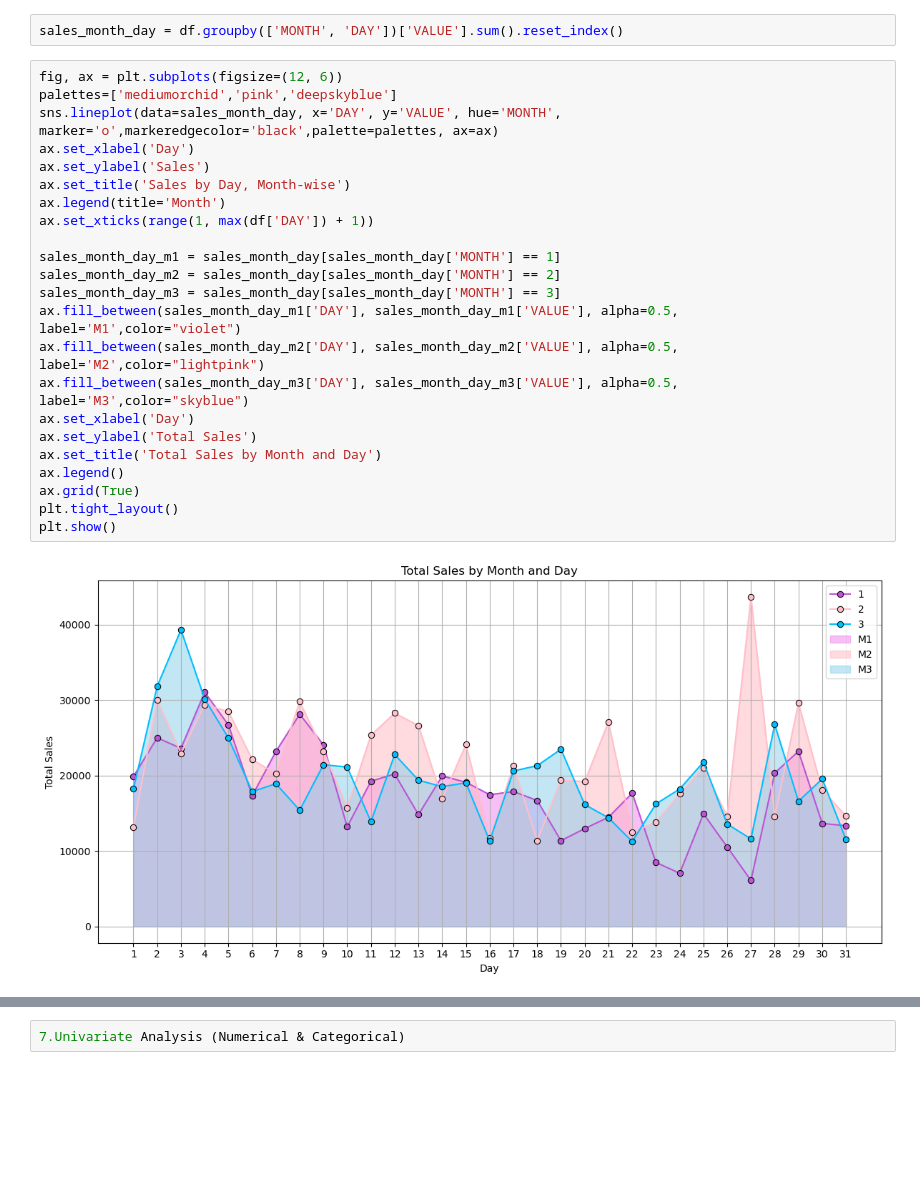
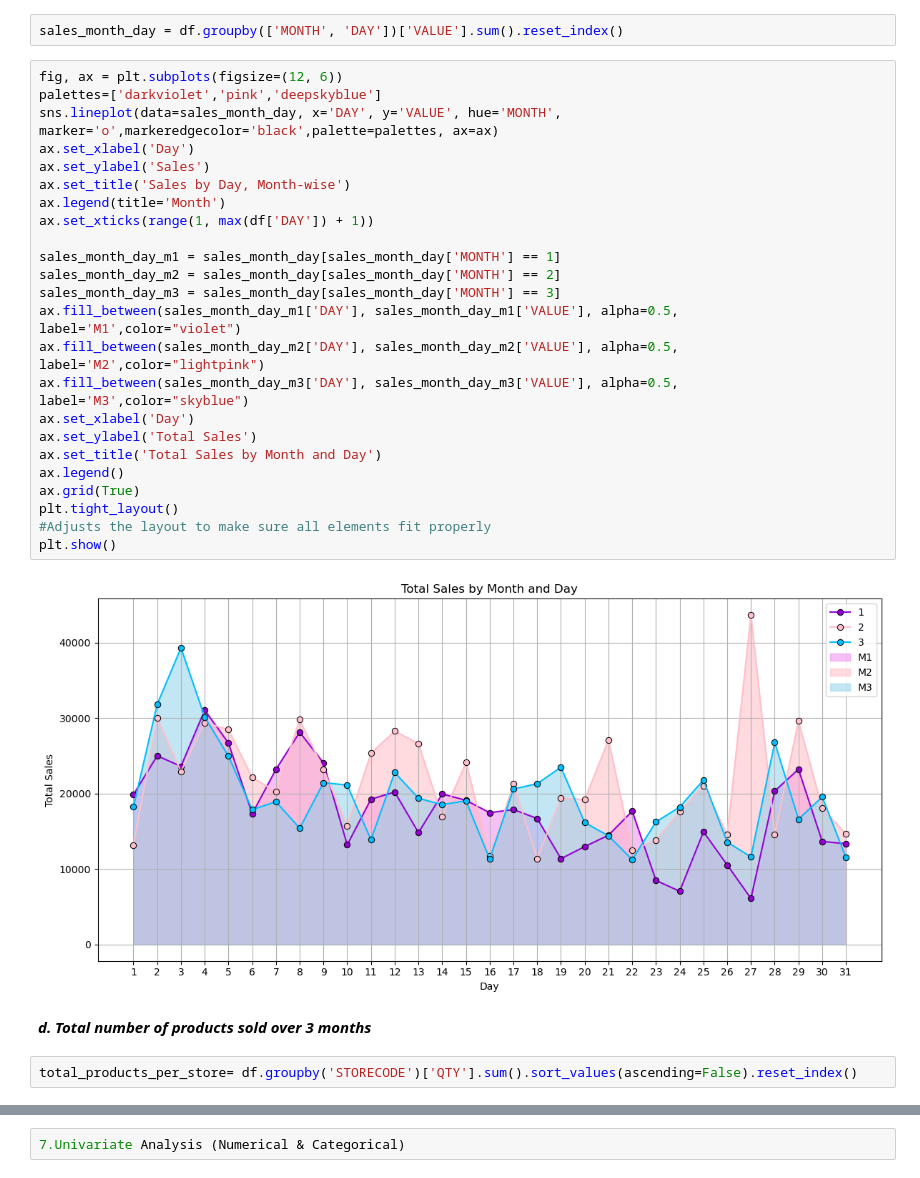
Before and after one commit to shriansh8619/EDA_Customer_Behavior, a Jupyter notebook: EDA_Customer_Behav.ipynb, the cells around one changed output, grey strips where cells are left out. Saved outputs shown, nothing was run; the diff lists cells and outputs as text; blank space fills up the shorter version.

```diff
--- a/EDA_Customer_Behav.ipynb
+++ b/EDA_Customer_Behav.ipynb
@@ -332,26 +332,31 @@ Passing `palette` without assigning `hue` is deprecated and will be removed in v
 sales_month_day = df.groupby(['MONTH', 'DAY'])['VALUE'].sum().reset_index()
 # %%
 fig, ax = plt.subplots(figsize=(12, 6))
-palettes=['mediumorchid','pink','deepskyblue']
+palettes=['darkviolet','pink','deepskyblue']
 sns.lineplot(data=sales_month_day, x='DAY', y='VALUE', hue='MONTH', marker='o',markeredgecolor='black',palette=palettes, ax=ax)
 ax.set_xlabel('Day')
 ax.set_ylabel('Sales')
 ax.set_title('Sales by Day, Month-wise')
 ax.legend(title='Month')
 ax.set_xticks(range(1, max(df['DAY']) + 1))
 
 sales_month_day_m1 = sales_month_day[sales_month_day['MONTH'] == 1]
 sales_month_day_m2 = sales_month_day[sales_month_day['MONTH'] == 2]
 sales_month_day_m3 = sales_month_day[sales_month_day['MONTH'] == 3]
 ax.fill_between(sales_month_day_m1['DAY'], sales_month_day_m1['VALUE'], alpha=0.5, label='M1',color="violet")
 ax.fill_between(sales_month_day_m2['DAY'], sales_month_day_m2['VALUE'], alpha=0.5, label='M2',color="lightpink")
 ax.fill_between(sales_month_day_m3['DAY'], sales_month_day_m3['VALUE'], alpha=0.5, label='M3',color="skyblue")
 ax.set_xlabel('Day')
 ax.set_ylabel('Total Sales')
 ax.set_title('Total Sales by Month and Day')
 ax.legend()
 ax.grid(True)
 plt.tight_layout()
+#Adjusts the layout to make sure all elements fit properly
 plt.show()
 # %% [output]
-[figure, old version]
+[figure, new version]
+# %% [markdown]
+***d. Total number of products sold over 3 months***
+# %%
+total_products_per_store= df.groupby('STORECODE')['QTY'].sum().sort_values(ascending=False).reset_index()
```
Also changed, not shown: parts of 1 cell of this notebook.
